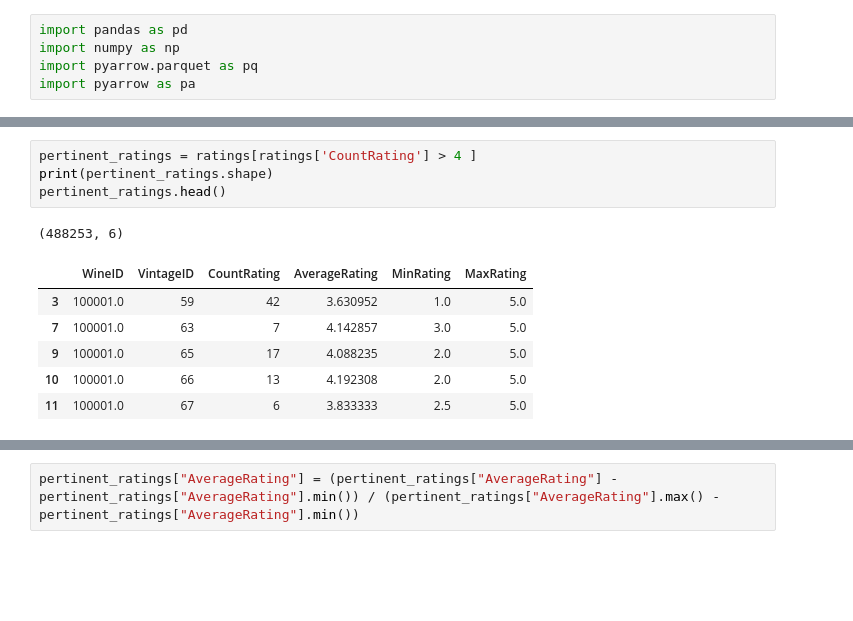
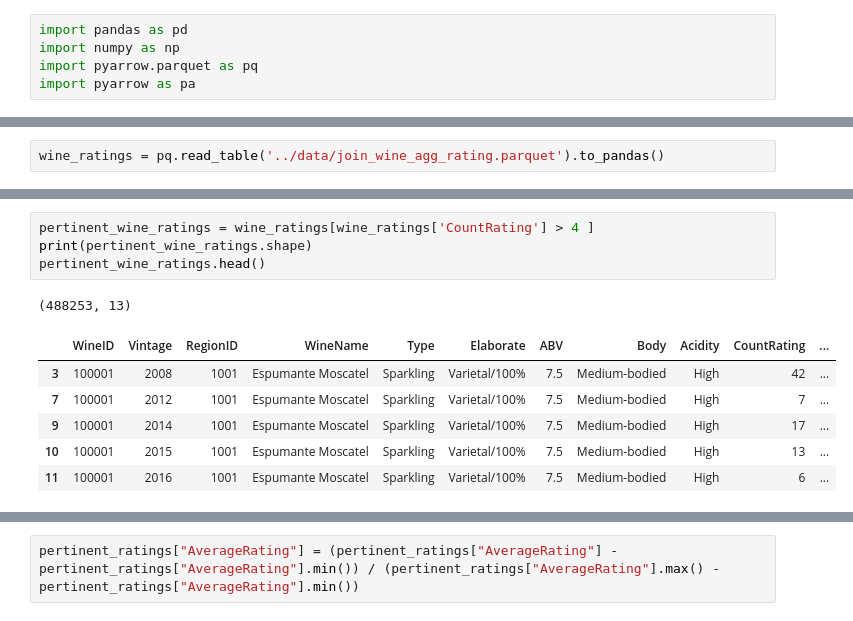
Before and after one commit to 5IF-PSAT/Wine-Comparison, a Jupyter notebook: test.ipynb, the cells around one changed output, grey strips where cells are left out. Drawn from its saved outputs; the diff is of its cells as text; blank space fills up the shorter version.

```diff
--- a/test.ipynb
+++ b/test.ipynb
@@ -18,2 +18,4 @@ ratings.head()
+# %%
+wine_ratings = pq.read_table('../data/join_wine_agg_rating.parquet').to_pandas()
 # %%
 #count number of values = 100001 in colume 'WineID'
@@ -21,12 +25,12 @@ len(ratings[ratings['WineID'] == 100001])
 # %%
-pertinent_ratings = ratings[ratings['CountRating'] > 4 ]
-print(pertinent_ratings.shape)
-pertinent_ratings.head()
+pertinent_wine_ratings = wine_ratings[wine_ratings['CountRating'] > 4 ]
+print(pertinent_wine_ratings.shape)
+pertinent_wine_ratings.head()
 # %% [output]
-(488253, 6)
+(488253, 13)
-|  | WineID | VintageID | CountRating | AverageRating | MinRating | MaxRating |
-| 3 | 100001.0 | 59 | 42 | 3.630952 | 1.0 | 5.0 |
-| 7 | 100001.0 | 63 | 7 | 4.142857 | 3.0 | 5.0 |
-| 9 | 100001.0 | 65 | 17 | 4.088235 | 2.0 | 5.0 |
-| 10 | 100001.0 | 66 | 13 | 4.192308 | 2.0 | 5.0 |
-| 11 | 100001.0 | 67 | 6 | 3.833333 | 2.5 | 5.0 |
+|  | WineID | Vintage | RegionID | WineName | Type | Elaborate | ABV | Body | Acidity | CountRating | ... |
+| 3 | 100001 | 2008 | 1001 | Espumante Moscatel | Sparkling | Varietal/100% | 7.5 | Medium-bodied | High | 42 | ... |
+| 7 | 100001 | 2012 | 1001 | Espumante Moscatel | Sparkling | Varietal/100% | 7.5 | Medium-bodied | High | 7 | ... |
+| 9 | 100001 | 2014 | 1001 | Espumante Moscatel | Sparkling | Varietal/100% | 7.5 | Medium-bodied | High | 17 | ... |
+| 10 | 100001 | 2015 | 1001 | Espumante Moscatel | Sparkling | Varietal/100% | 7.5 | Medium-bodied | High | 13 | ... |
+| 11 | 100001 | 2016 | 1001 | Espumante Moscatel | Sparkling | Varietal/100% | 7.5 | Medium-bodied | High | 6 | ... |
```
Also changed, not shown: parts of 24 cells of this notebook.
